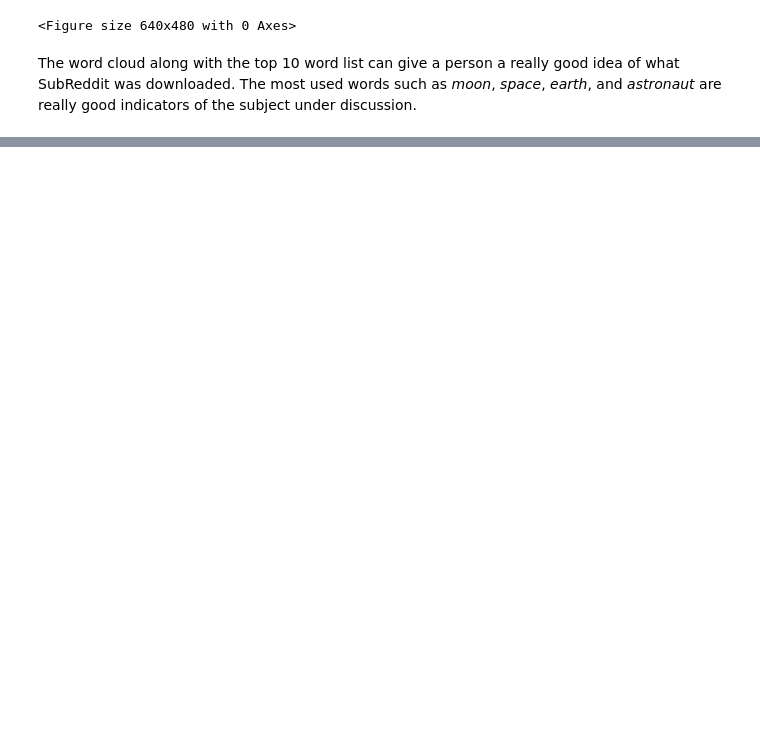
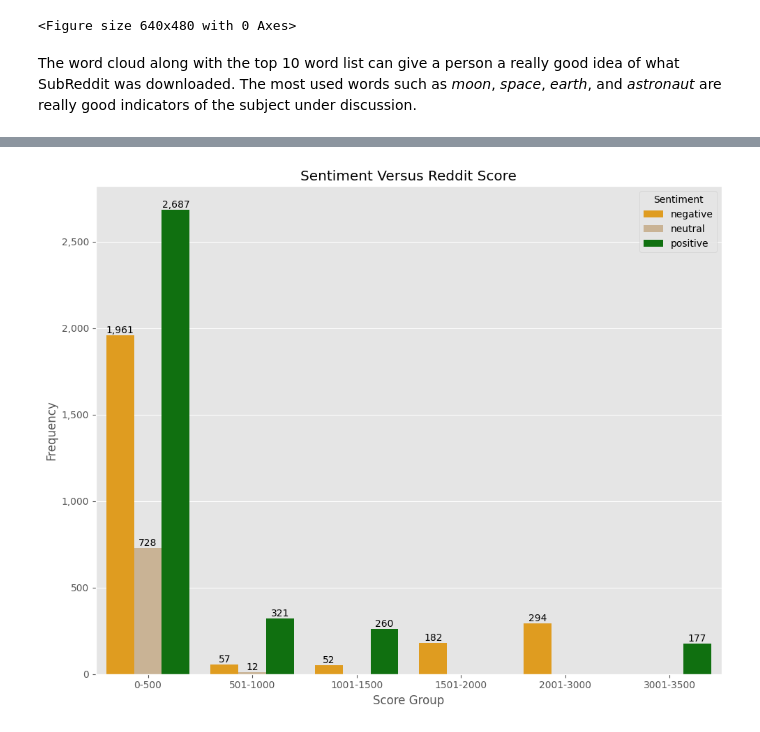
Before and after one commit to wwwinters/msds640assignment6, a Jupyter notebook: notebooks/wwinters_assignment6.ipynb, the cells around one changed output, grey strips where cells are left out. Cells and saved outputs as stored; diff of their text form; code cells hidden in the pictures; blank space fills up the shorter version.

```diff
--- a/notebooks/wwinters_assignment6.ipynb
+++ b/notebooks/wwinters_assignment6.ipynb
@@ -304,0 +464,2 @@ The word cloud along with the top 10 word list can give a person a really good i
+# %%
+combined = vaders_data.merge(vaders, how='left')
@@ -304,0 +477,6 @@ The word cloud along with the top 10 word list can give a person a really good i
+# %%
+subcat_list = combined.groupby('score_grp')['label'].agg(list)
+subcat_counts = subcat_list.apply(lambda x: {i: x.count(i) for i in set(x)})
+subcat_df = pd.DataFrame(subcat_counts.tolist(), index=subcat_counts.index).stack().reset_index()
+subcat_df.columns = ['score_grp','sentiment','count']
+subcat_df
@@ -304,0 +496,16 @@ The word cloud along with the top 10 word list can give a person a really good i
+# %%
+long_df = subcat_df[['score_grp','sentiment','count']]
+
+cust_palette = ['orange','tan','green']
+fig, ax = plt.subplots(figsize=(10,8))
+ax.yaxis.set_major_formatter(mtick.StrMethodFormatter('{x:,.0f}'))
+ax.set(xlabel='Score Group', ylabel='Frequency', title='Sentiment Versus Reddit Score')
+sns.barplot(long_df, x='score_grp', y='count', hue='sentiment', palette=cust_palette)
+for container in ax.containers:
+    ax.bar_label(container, fmt='{:,.0f}')
+plt.tight_layout()
+plt.legend(title='Sentiment')
+plt.show()
+fig.savefig('figures/barplotSentvsScore.png', bbox_inches='tight', dpi=300)
+# %% [output]
+[figure, added]
```
Also changed, not shown: parts of 24 cells of this notebook, 9 other files.
